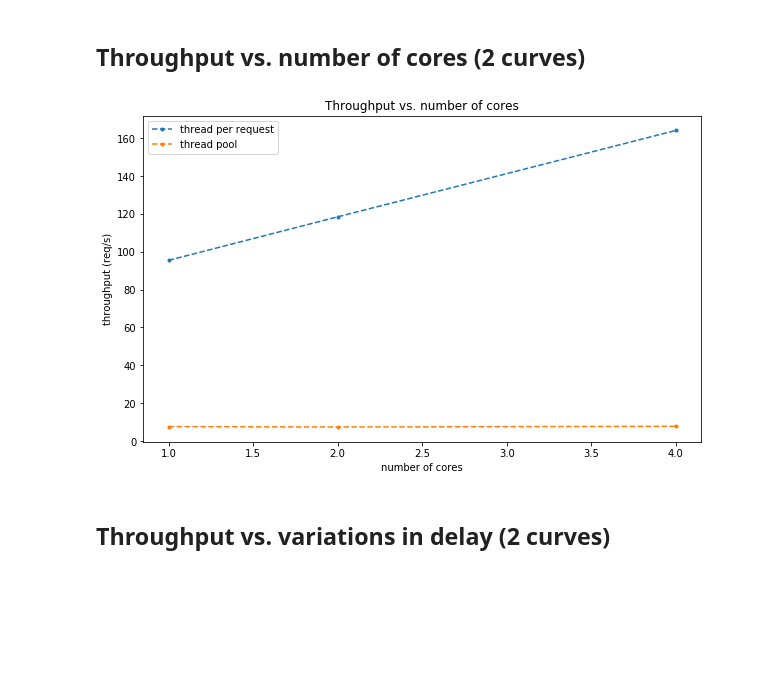
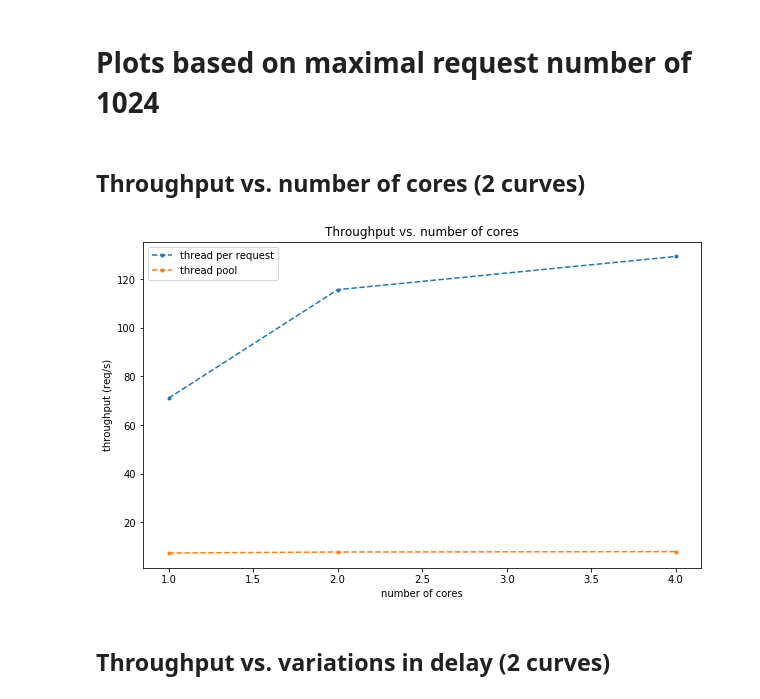
Before and after one commit to dreamGirl1996/multi_thread, a Jupyter notebook: testing/test_plots.ipynb, the cells around one changed output. Drawn from its saved outputs; the diff is of its cells as text; code cells hidden in the pictures; blank space fills up the shorter version.

```diff
--- a/testing/test_plots.ipynb
+++ b/testing/test_plots.ipynb
@@ -1,3 +1,5 @@
+# %% [markdown]
+# Plots based on maximal request number of 1024
 # %%
 import numpy as np
 import matplotlib.pyplot as plt
@@ -5,20 +7,20 @@ import matplotlib.pyplot as plt
 # %% [markdown]
 ## Throughput vs. number of cores (2 curves)
 # %%
-throughput_pr = np.array([95.4576, 118.433, 164.041])
-throughput_tp = np.array([7.64978, 7.45805, 7.80344])
+throughput_pr = np.array([71.0553, 115.642, 129.282])
+throughput_tp = np.array([7.45286, 7.84361, 8.0032])
 core = np.array([1., 2., 4.])
 
 plt.figure(figsize=(10, 6))
 plt.plot(core, throughput_pr, '.--', label='thread per request')
 plt.plot(core, throughput_tp, '.--', label='thread pool')
 plt.legend()
 plt.xlabel('number of cores')
 plt.ylabel('throughput (req/s)')
 plt.title('Throughput vs. number of cores')
 plt.show()
 # %% [output]
-[figure, old version]
+[figure, new version]
 # %% [markdown]
 ## Throughput vs. variations in delay (2 curves)
 # %%
```
Also changed, not shown: parts of 3 cells of this notebook, 4 other files.
